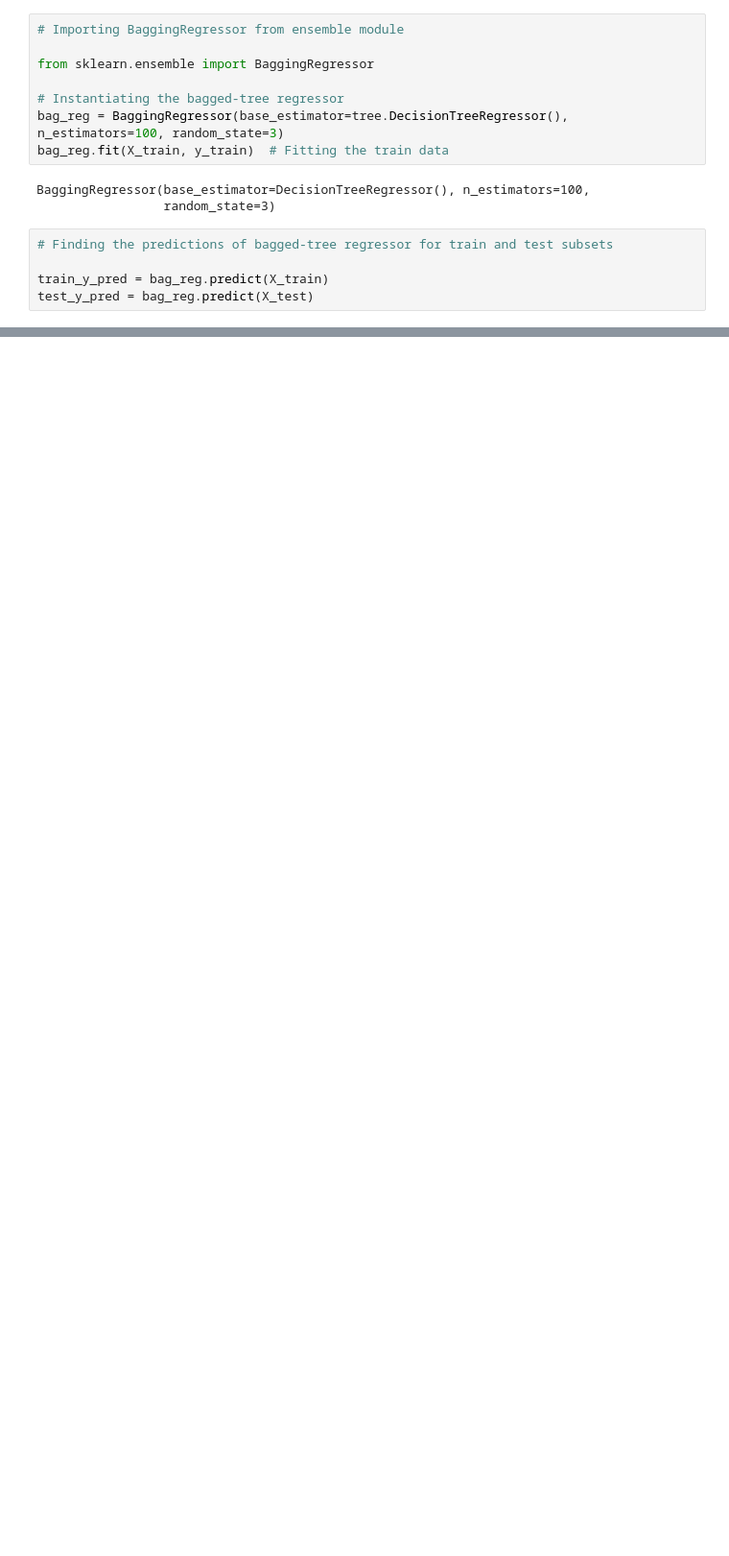
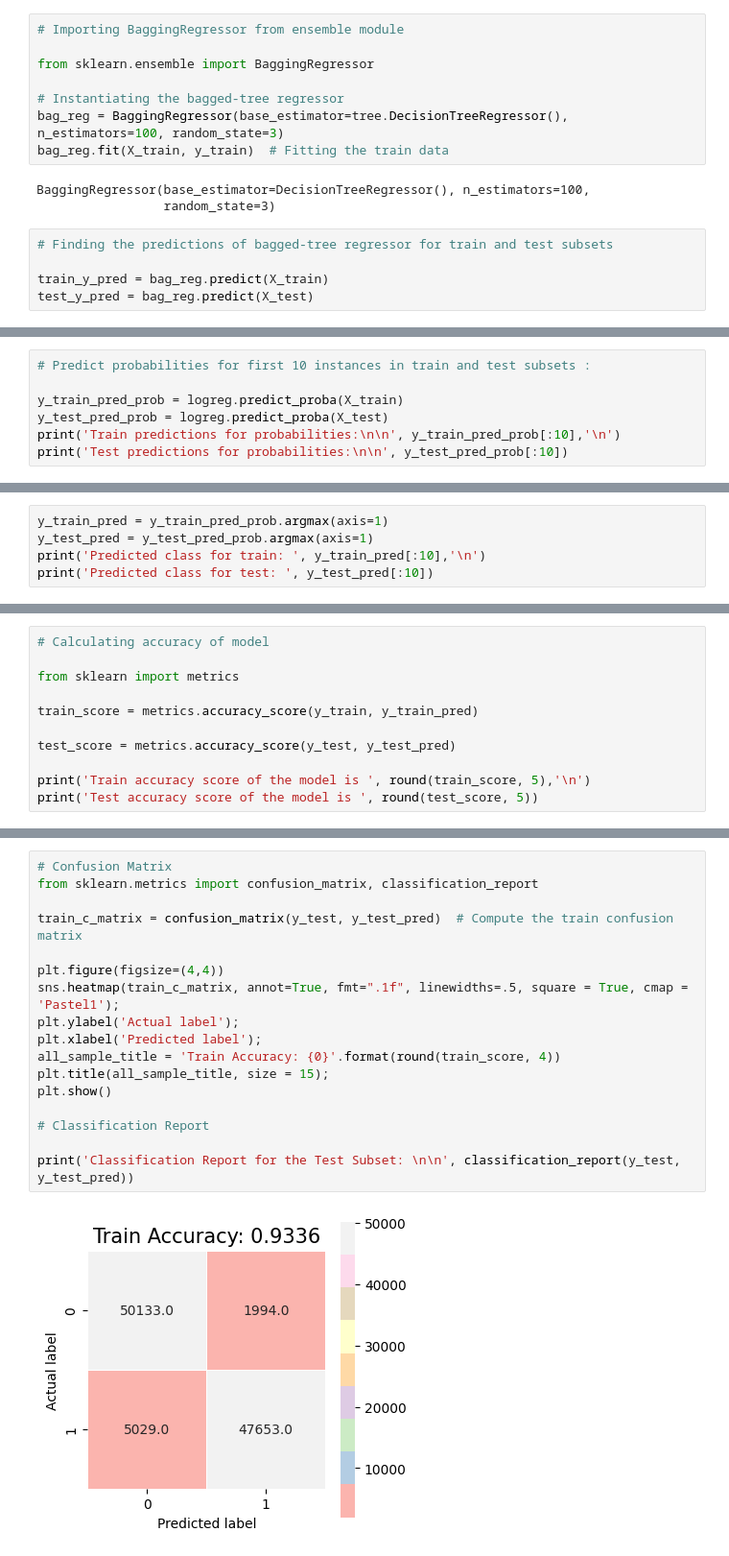
Before and after one commit to DATA-606-SPRING-2023-THU/Sruthi_Data606, a Jupyter notebook: docs/src/final_changes.ipynb, the cells around one changed output, grey strips where cells are left out. Shown: that part at 96% size. Saved outputs shown, nothing was run; the diff lists cells and outputs as text; blank space fills up the shorter version.

```diff
--- a/docs/src/final_changes.ipynb
+++ b/docs/src/final_changes.ipynb
@@ -333,0 +342,7 @@ R^2 score for test dataset =  0.9958
+# %%
+# Predict probabilities for first 10 instances in train and test subsets :
+
+y_train_pred_prob = logreg.predict_proba(X_train)
+y_test_pred_prob = logreg.predict_proba(X_test)
+print('Train predictions for probabilities:\n\n', y_train_pred_prob[:10],'\n')
+print('Test predictions for probabilities:\n\n', y_test_pred_prob[:10])
@@ -333,0 +367,5 @@ R^2 score for test dataset =  0.9958
+# %%
+y_train_pred = y_train_pred_prob.argmax(axis=1)
+y_test_pred = y_test_pred_prob.argmax(axis=1)
+print('Predicted class for train: ', y_train_pred[:10],'\n')
+print('Predicted class for test: ', y_test_pred[:10])
@@ -333,0 +376,11 @@ R^2 score for test dataset =  0.9958
+# %%
+# Calculating accuracy of model
+
+from sklearn import metrics
+
+train_score = metrics.accuracy_score(y_train, y_train_pred)
+
+test_score = metrics.accuracy_score(y_test, y_test_pred)
+
+print('Train accuracy score of the model is ', round(train_score, 5),'\n')
+print('Test accuracy score of the model is ', round(test_score, 5))
@@ -333,0 +391,19 @@ R^2 score for test dataset =  0.9958
+# %%
+# Confusion Matrix
+from sklearn.metrics import confusion_matrix, classification_report
+
+train_c_matrix = confusion_matrix(y_test, y_test_pred)  # Compute the train confusion matrix
+
+plt.figure(figsize=(4,4))
+sns.heatmap(train_c_matrix, annot=True, fmt=".1f", linewidths=.5, square = True, cmap = 'Pastel1');
+plt.ylabel('Actual label');
+plt.xlabel('Predicted label');
+all_sample_title = 'Train Accuracy: {0}'.format(round(train_score, 4))
+plt.title(all_sample_title, size = 15);
+plt.show()
+
+# Classification Report
+
+print('Classification Report for the Test Subset: \n\n', classification_report(y_test, y_test_pred))
+# %% [output]
+[figure, added]
```
Also changed, not shown: parts of 19 cells of this notebook.
